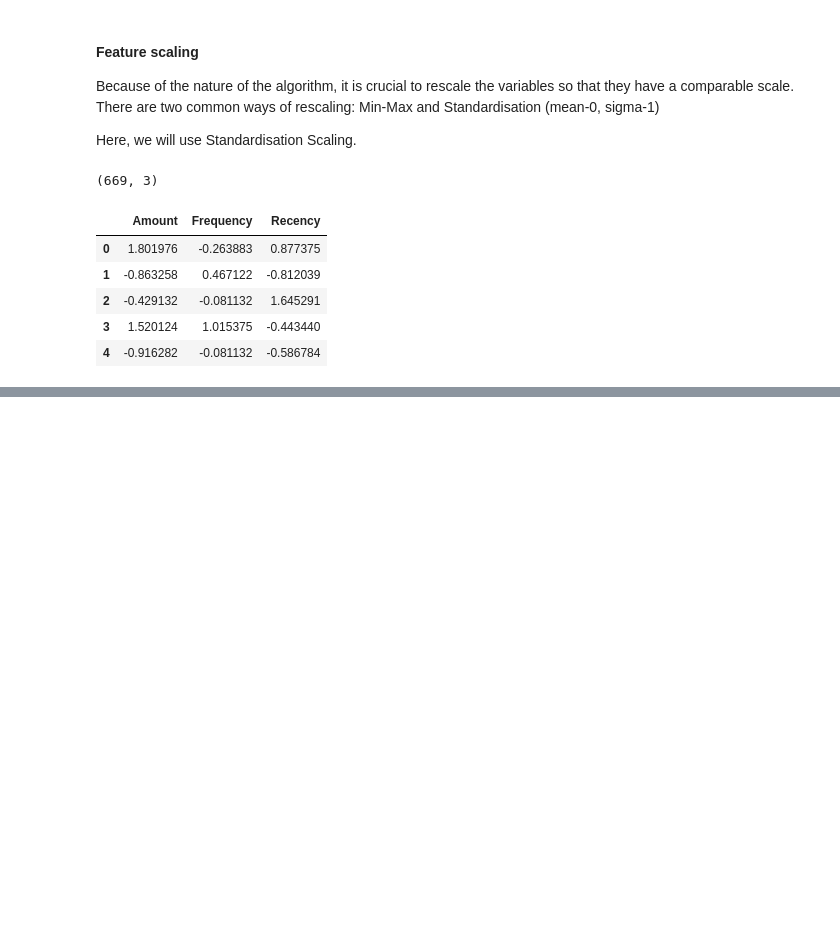
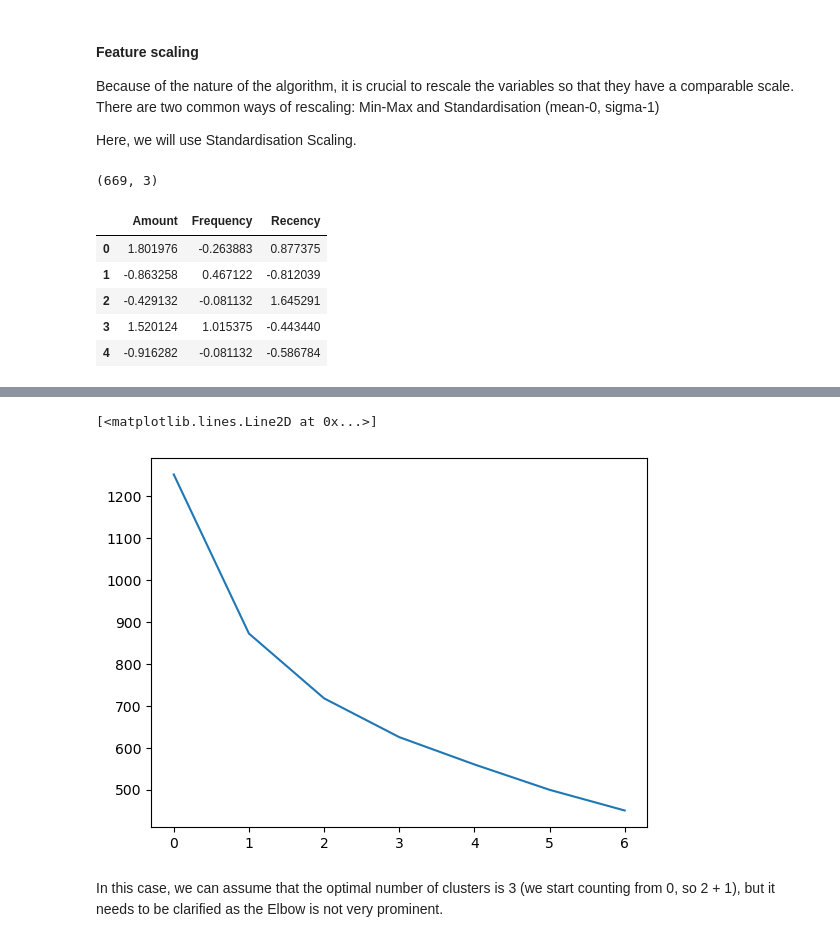
Before and after one commit to michalpasternak7/e-Commerce, a Jupyter notebook: superstore_clustering.ipynb, the cells around one changed output, grey strips where cells are left out. Cells and saved outputs as stored; diff of their text form; code cells hidden in the pictures; blank space fills up the shorter version.

Commit message:
first clustering results

```diff
--- a/superstore_clustering.ipynb
+++ b/superstore_clustering.ipynb
@@ -195,0 +200,4 @@ rfm_df_scaled.head()
+# %%
+# k-means with some arbitrary k
+kmeans = KMeans(n_clusters=4, max_iter=50, n_init='auto')
+kmeans.fit(rfm_df_scaled)
@@ -195,0 +224,17 @@ rfm_df_scaled.head()
+# %%
+# Elbow-curve / SSD
+ssd = []
+range_n_clusters = [2, 3, 4, 5, 6, 7, 8]
+for num_clusters in range_n_clusters:
+    kmeans = KMeans(n_clusters=num_clusters, max_iter=50, n_init='auto')
+    kmeans.fit(rfm_df_scaled)
+
+    ssd.append(kmeans.inertia_)
+
+# plot the SSDs for each n_clusters
+plt.plot(ssd)
+# %% [output]
+[<matplotlib.lines.Line2D at 0x...>]
+[figure, added]
+# %% [markdown]
+In this case, we can assume that the optimal number of clusters is 3 (we start counting from 0, so 2 + 1), but it needs to be clarified as the Elbow is not very prominent.
```
Also changed, not shown: parts of 16 cells of this notebook.
